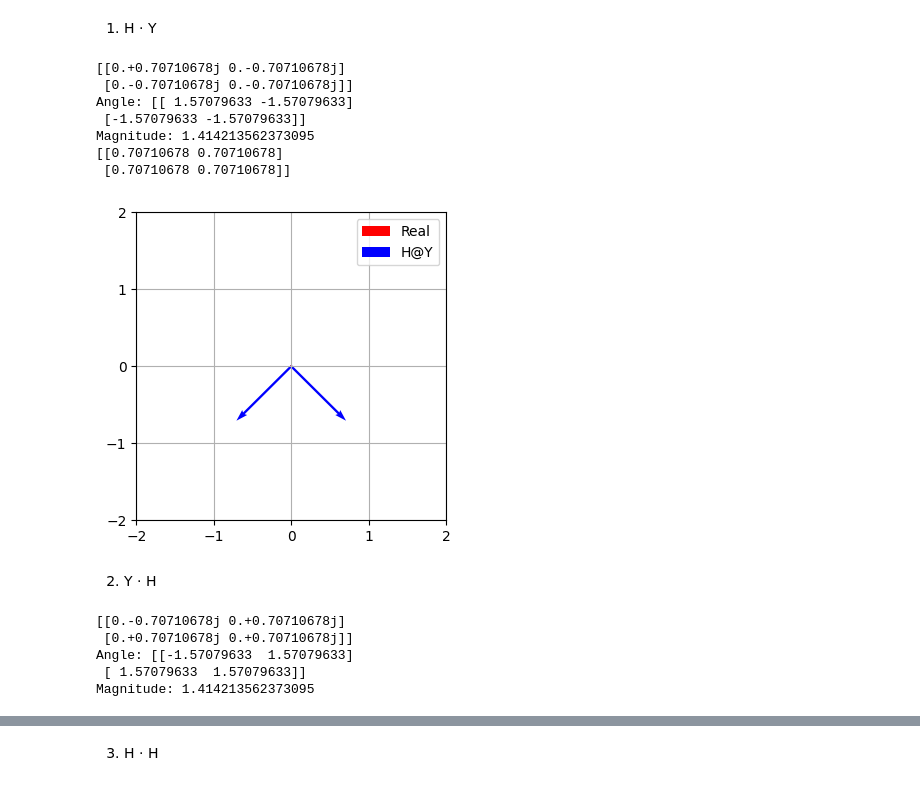
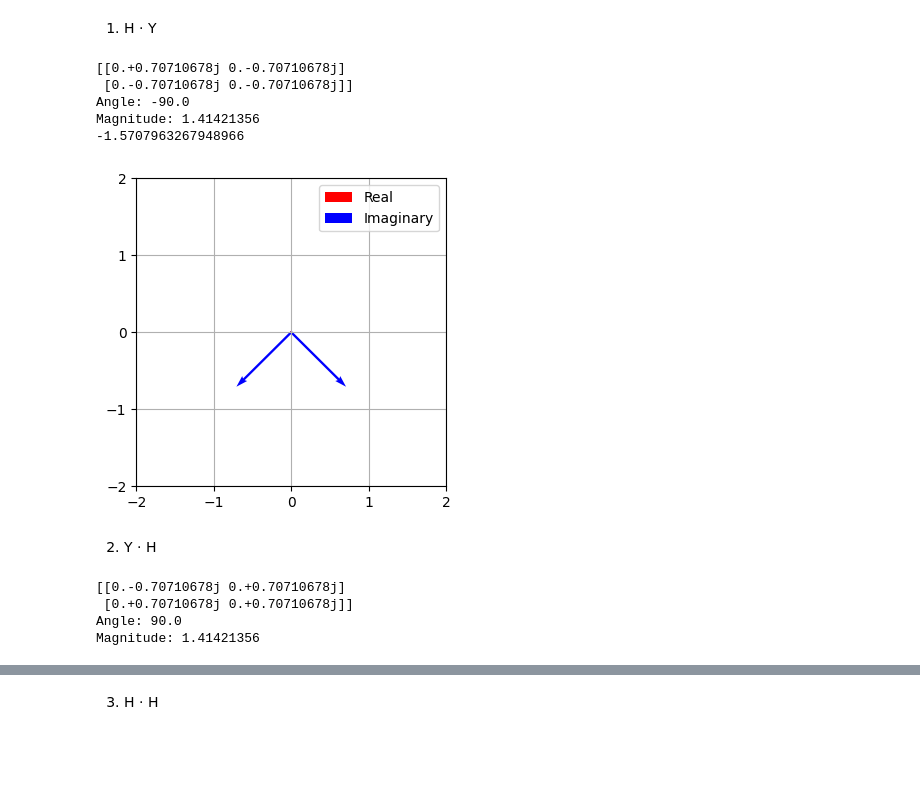
Before and after one commit to PvrpleJade/DSP-4-1-, a Jupyter notebook: DSP_Problem_Set_(Santos).ipynb, the cells around one changed output, grey strips where cells are left out. Saved outputs shown, nothing was run; the diff lists cells and outputs as text; code cells hidden in the pictures; blank space fills up the shorter version.

```diff
--- a/DSP_Problem_Set_(Santos).ipynb
+++ b/DSP_Problem_Set_(Santos).ipynb
@@ -21,75 +21,85 @@ i & 0
 import numpy as np
 import matplotlib.pyplot as plt
 
-i=1j
-H = 1/np.sqrt(2) * np.array([[1, 1],
-                            [1,-1]])
+i = 1j
+H = 0.7071067812 * np.array([[1, 1],
+                               [1, -1]])
 Y = np.array([[0, -i],
-                  [i, 0]])
-O = np.array ([[1,0],[1,1]])
-A = np.dot(H,Y)
-
-mag = np.linalg.norm(A)
-angle = np.angle(A)
-print (A)
-print("Angle:",angle)
-print("Magnitude:",mag)
+              [i, 0]])
+O = np.array([[1, 0], [1, 1]])
+A = np.dot(H, Y)
+HY = np.array([[ 0.        +0.70710678j, -0.        -0.70710678j],
+            [ 0.        -0.70710678j,  0.        -0.70710678j]])
+mag = np.linalg.norm(HY)
+angle = np.angle(np.sum(HY))
+rad = np.rad2deg(angle)
+print(A)
+print("Angle:", rad)
+print("Magnitude:", mag)
+print(angle)
 # %% [output]
 [[0.+0.70710678j 0.-0.70710678j]
  [0.-0.70710678j 0.-0.70710678j]]
-Angle: [[ 1.57079633 -1.57079633]
- [-1.57079633 -1.57079633]]
-Magnitude: 1.414213562373095
-[[0.70710678 0.70710678]
- [0.70710678 0.70710678]]
+Angle: -90.0
+Magnitude: 1.41421356
+-1.5707963267948966
 # %%
 import numpy as np
 import matplotlib.pyplot as plt
 
 def plot_quiv(x, t_mat=np.eye(2)):
     x_prime = x @ t_mat
     size = (2, 2)
     plt.figure(figsize=(4, 4))
 
     plt.xlim(-size[0], size[0])
     plt.ylim(-size[1], size[1])
     plt.xticks(np.arange((-size[0]), size[0] + 1, 1.0))
     plt.yticks(np.arange((-size[1]), size[1] + 1, 1.0))
 
-
     plt.quiver([0, 0], [0, 0], x_prime.real[0, :], x_prime.real[1, :],
-               angles='xy', scale_units='xy', scale=1, color='red', label='Real')
+               angles='xy', scale_units='xy', scale=1, color='red', label="Real")
     plt.quiver([0, 0], [0, 0], x_prime.imag[0, :], x_prime.imag[1, :],
-               angles='xy', scale_units='xy', scale=1, color='blue', label='H@Y')
+               angles='xy', scale_units='xy', scale=1, color='blue', label="Imaginary")
 
     plt.legend()
     plt.grid()
     plt.show()
+
+i = 1j
+H = 1 / np.sqrt(2) * np.array([[1, 1],
+                               [1, -1]])
+Y = np.array([[0, -i],
+              [i, 0]])
 plot_quiv(A)
 # %% [output]
-[figure, old version]
+[figure, new version]
 # %% [markdown]
 2. Y ⋅ H
 # %%
 i=1j
-H = 1/np.sqrt(2) * np.array([[1, 1],
+H = 0.7071067812 * np.array([[1, 1],
                             [1,-1]])
 Y = np.array([[0, -i],
                   [i, 0]])
 O = np.array ([[1,0],[1,1]])
 D = np.dot(Y,H)
 B = np.dot(Y,H)
-mag = np.linalg.norm(B)
-angle = np.angle(B)
+YH = np.array([[0 - 0.70710678j, 0 + 0.70710678j],
+               [0 + 0.70710678j, 0 + 0.70710678j]])
+
+
+mag = np.linalg.norm(YH)
+angle = np.angle(np.sum(YH))
+rad = np.rad2deg(angle)
 print (B)
-print("Angle:",angle)
+print("Angle:",rad)
 print("Magnitude:",mag)
 # %% [output]
 [[0.-0.70710678j 0.+0.70710678j]
  [0.+0.70710678j 0.+0.70710678j]]
-Angle: [[-1.57079633  1.57079633]
- [ 1.57079633  1.57079633]]
-Magnitude: 1.414213562373095
+Angle: 90.0
+Magnitude: 1.41421356
 # %%
 import numpy as np
 import matplotlib.pyplot as plt
```
Also changed, not shown: parts of 7 cells of this notebook.
